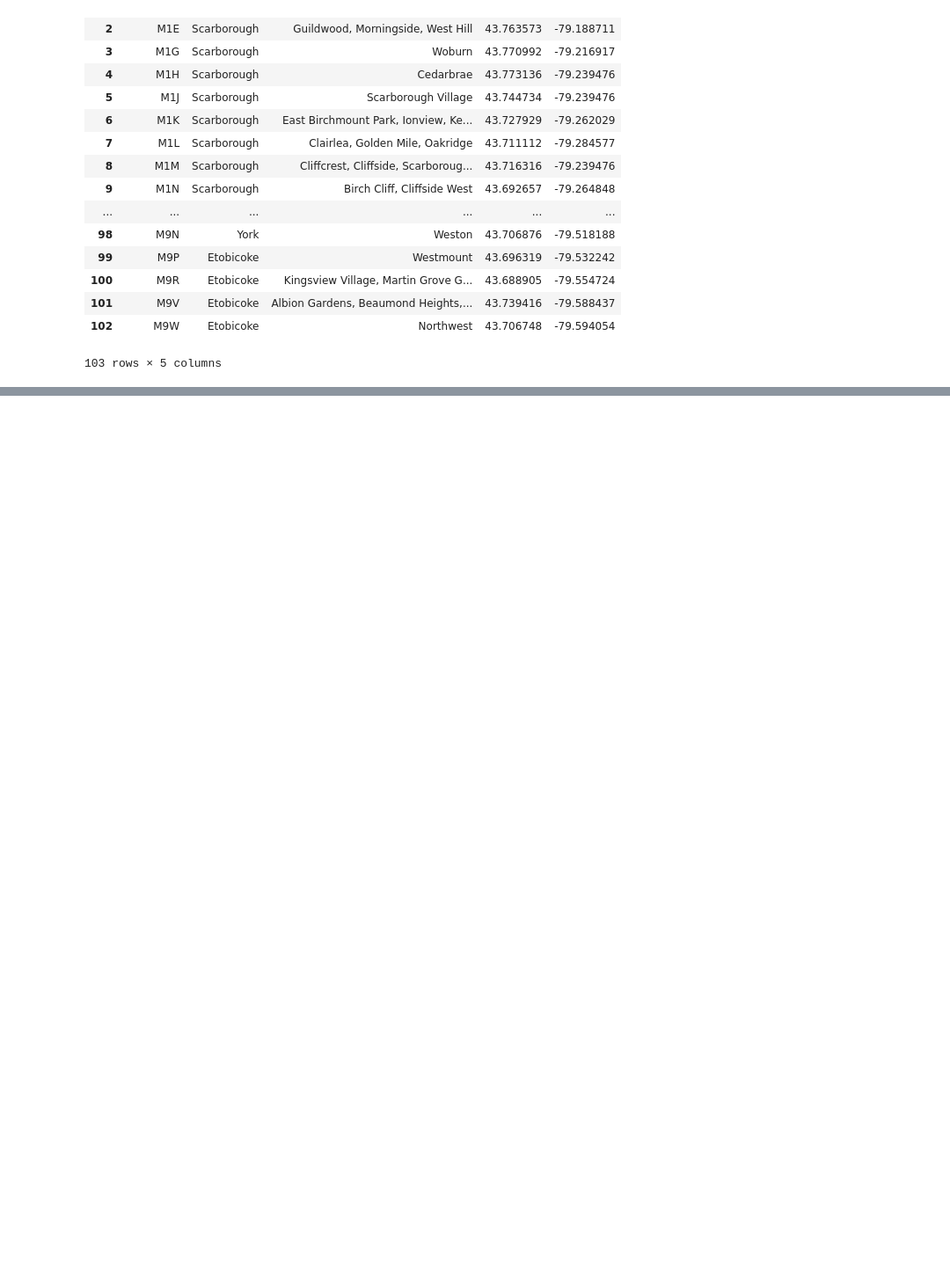
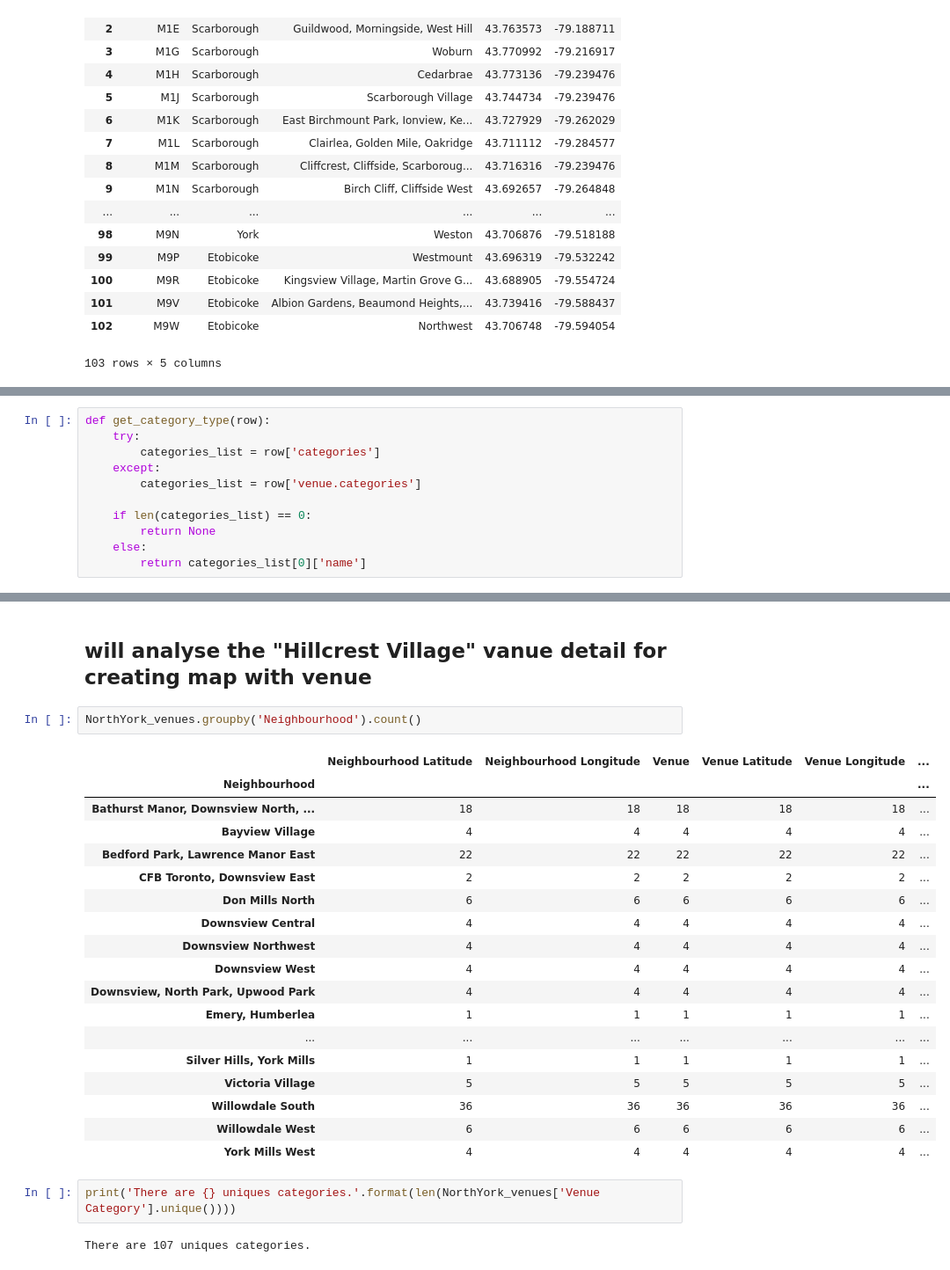
Before and after one commit to sankarindia/Coursera_Capstone, a Jupyter notebook: Toronto_KN_Clustering.ipynb, the cells around one changed output, grey strips where cells are left out. Shown at 88% size. Saved outputs shown, nothing was run; the diff lists cells and outputs as text; blank space fills up the shorter version.

```diff
--- a/Toronto_KN_Clustering.ipynb
+++ b/Toronto_KN_Clustering.ipynb
@@ -159,0 +297,11 @@ Toronto_DB
+# %%
+def get_category_type(row):
+    try:
+        categories_list = row['categories']
+    except:
+        categories_list = row['venue.categories']
+
+    if len(categories_list) == 0:
+        return None
+    else:
+        return categories_list[0]['name']
@@ -159,0 +401,27 @@ Toronto_DB
+# %% [markdown]
+## will analyse the "Hillcrest Village" vanue detail for creating map with venue
+# %%
+NorthYork_venues.groupby('Neighbourhood').count()
+# %% [output]
+|  | Neighbourhood Latitude | Neighbourhood Longitude | Venue | Venue Latitude | Venue Longitude | ... |
+| Neighbourhood |  |  |  |  |  | ... |
+| Bathurst Manor, Downsview North, ... | 18 | 18 | 18 | 18 | 18 | ... |
+| Bayview Village | 4 | 4 | 4 | 4 | 4 | ... |
+| Bedford Park, Lawrence Manor East | 22 | 22 | 22 | 22 | 22 | ... |
+| CFB Toronto, Downsview East | 2 | 2 | 2 | 2 | 2 | ... |
+| Don Mills North | 6 | 6 | 6 | 6 | 6 | ... |
+| Downsview Central | 4 | 4 | 4 | 4 | 4 | ... |
+| Downsview Northwest | 4 | 4 | 4 | 4 | 4 | ... |
+| Downsview West | 4 | 4 | 4 | 4 | 4 | ... |
+| Downsview, North Park, Upwood Park | 4 | 4 | 4 | 4 | 4 | ... |
+| Emery, Humberlea | 1 | 1 | 1 | 1 | 1 | ... |
+| ... | ... | ... | ... | ... | ... | ... |
+| Silver Hills, York Mills | 1 | 1 | 1 | 1 | 1 | ... |
+| Victoria Village | 5 | 5 | 5 | 5 | 5 | ... |
+| Willowdale South | 36 | 36 | 36 | 36 | 36 | ... |
+| Willowdale West | 6 | 6 | 6 | 6 | 6 | ... |
+| York Mills West | 4 | 4 | 4 | 4 | 4 | ... |
+# %%
+print('There are {} uniques categories.'.format(len(NorthYork_venues['Venue Category'].unique())))
+# %% [output]
+There are 107 uniques categories.
```
Also changed, not shown: parts of 44 cells of this notebook.
